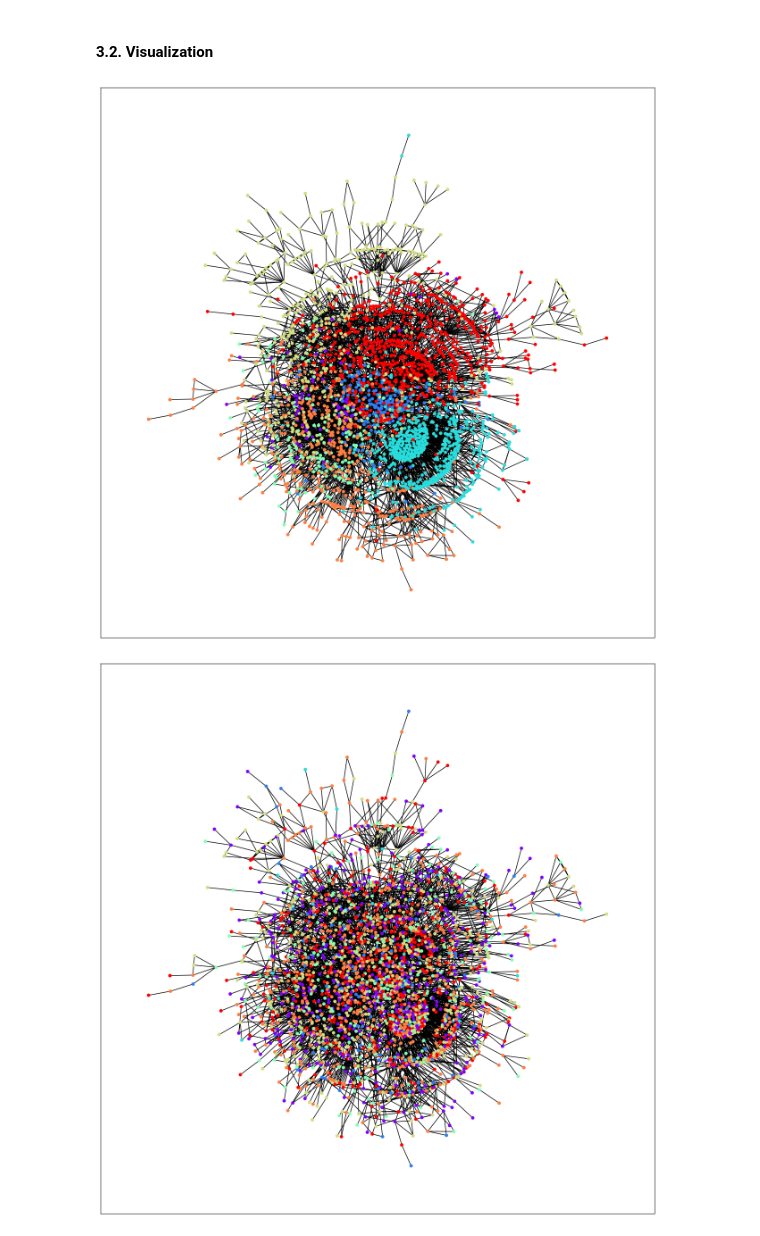
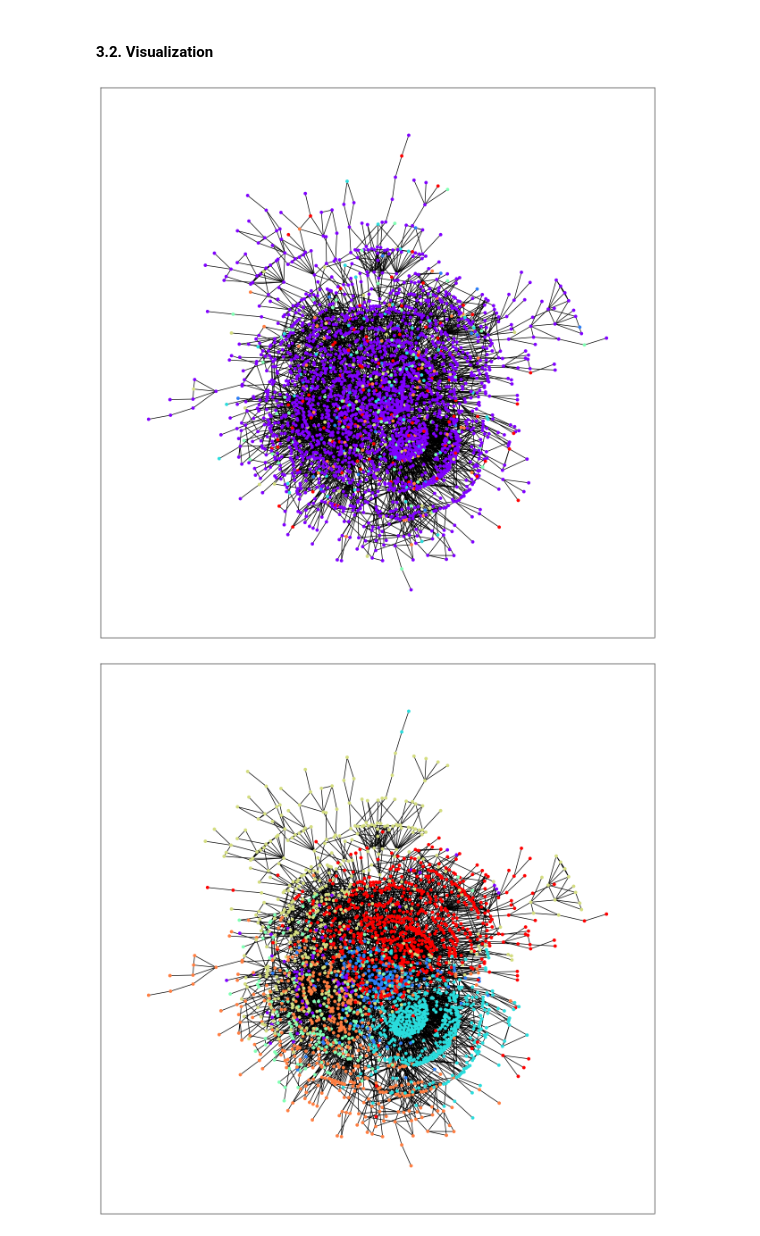
Before and after one commit to hardness1020/Community_Detection, a Jupyter notebook: main.ipynb, the cells around one changed output. Cells and saved outputs as stored; diff of their text form; code cells hidden in the pictures.

Commit message:
feat: Add clustering method 1. Fix the convergence issue for fing first k smallest eigenvalue 2. Add example prediction of method 3. The method has bad performance

```diff
--- a/main.ipynb
+++ b/main.ipynb
@@ -127,5 +119,14 @@ def spectral_clustering(G, k, laplacian_type="symmetric", **kwargs):
 cora_G = nx.read_edgelist('dataset/cora/edges.txt', nodetype=int)
 
 labels_dict = spectral_clustering(cora_G, 7, laplacian_type="symmetric")
-labels_dict
+
+# Map the labels to y_pred
+y_pred = np.zeros(len(cora_G.nodes))
+for i, cluster in enumerate(labels_dict):
+    for node in labels_dict[cluster]:
+        y_pred[node] = i
+y_pred = y_pred.astype(int)
+
+# Save the y_pred, each row is a node and the value is the cluster
+np.savetxt('prediction/spectral.txt', y_pred, fmt='%d')
 # %% [output]
@@ -271,13 +252,14 @@ Our project evaluates the performance using the following methods:
 # By default, the example prediction file is used.
 # Use the other path if running the CDNMF model.
 
-
+spectral_path = 'prediction/spectral_example.txt'
 CDNMF_path = 'prediction/CDNMF_example.txt'
 DANMF_path = 'prediction/DANMF_example.txt'
+# spectral_path = 'prediction/spectral.txt'
 # CDNMF_path = 'prediction/CDNMF.txt'
 # DANMF_path = 'prediction/DANMF.txt'
 
-
+y_pred_spectral = pd.read_csv(spectral_path, header=None).values[:, 0]
 y_pred_CDNMF = pd.read_csv(CDNMF_path, header=None).values[:, 0]
 y_pred_DANMF = pd.read_csv(DANMF_path, header=None).values[:, 0]
 y_true = pd.read_csv('dataset/cora/group.txt', header=None, delimiter=' ').values[:, 1]
@@ -325,27 +307,27 @@ df
 # %%
 # Visualize the community structure
 
 def visualize_community(edges_path, memberships_list):
     G = nx.Graph()
     edges = np.loadtxt(edges_path, dtype=int)
     G.add_edges_from(edges)
     pos = nx.kamada_kawai_layout(G)
 
     for memberships in memberships_list:
         # Create a consistent label-to-color mapping
         unique_labels = sorted(np.unique(memberships))  # Get unique labels
         cmap = plt.cm.rainbow  # Choose a colormap
         label_to_color = {label: cmap(i / (len(unique_labels) - 1)) for i, label in enumerate(unique_labels)}
         colors = [label_to_color[memberships[node]] for node in G.nodes]
 
         plt.figure(figsize=(16, 16))
         nx.draw_networkx_edges(G, pos, alpha=0.1)
         nx.draw_networkx(G, pos, node_color=colors, with_labels=False, node_size=20)
         plt.show()
 
 edges_path = 'dataset/cora/edges.txt'
-memberships_list = [y_pred_CDNMF, y_pred_DANMF, y_true]
+memberships_list = [y_pred_spectral, y_pred_CDNMF, y_pred_DANMF, y_true]
 visualize_community(edges_path, memberships_list)
 # %% [output]
-[figure, old version]
+[figure, new version]
-[figure, old version]
+[figure, new version]
```
Also changed, not shown: parts of 9 cells of this notebook, 1 other file.
